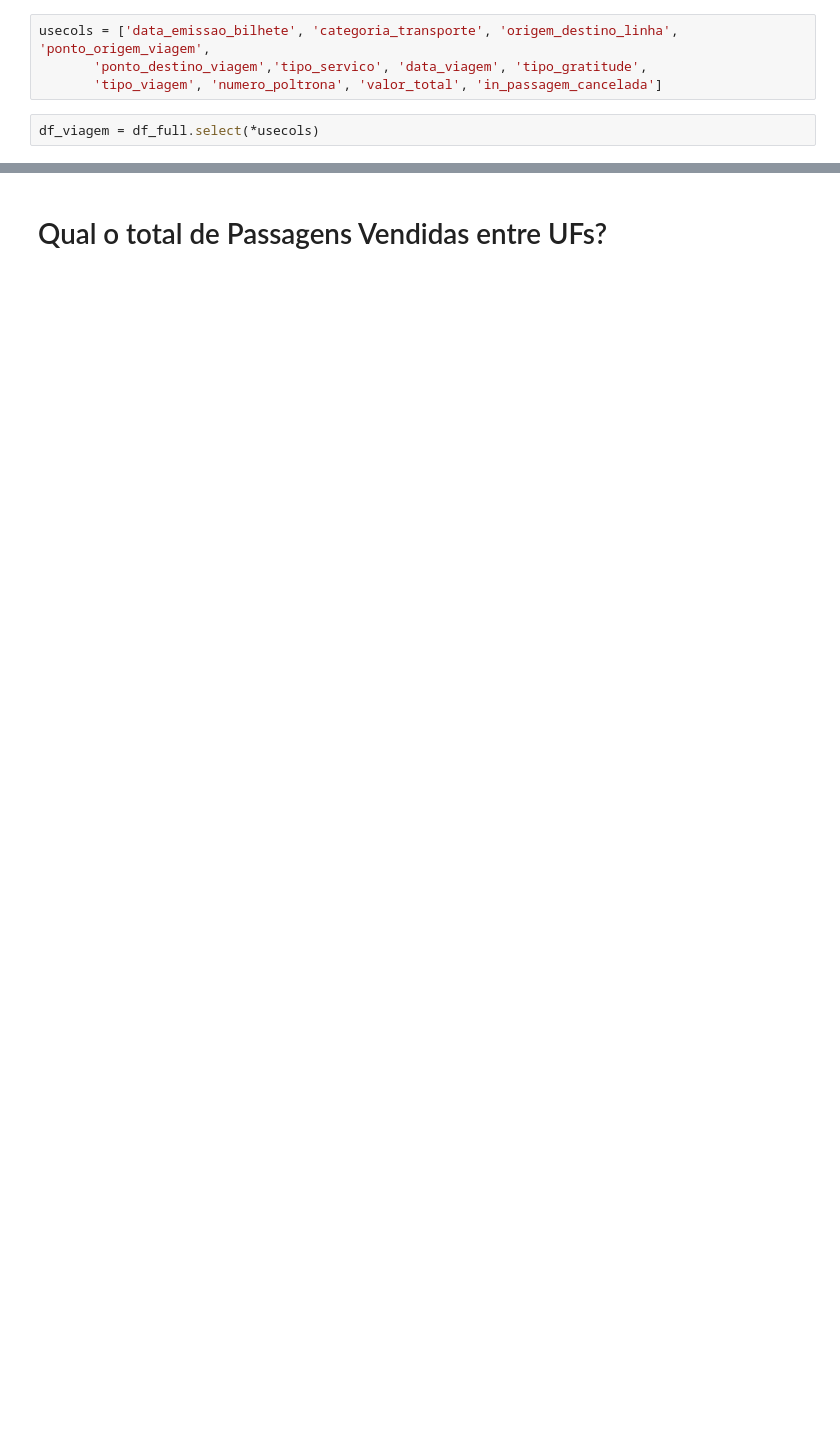
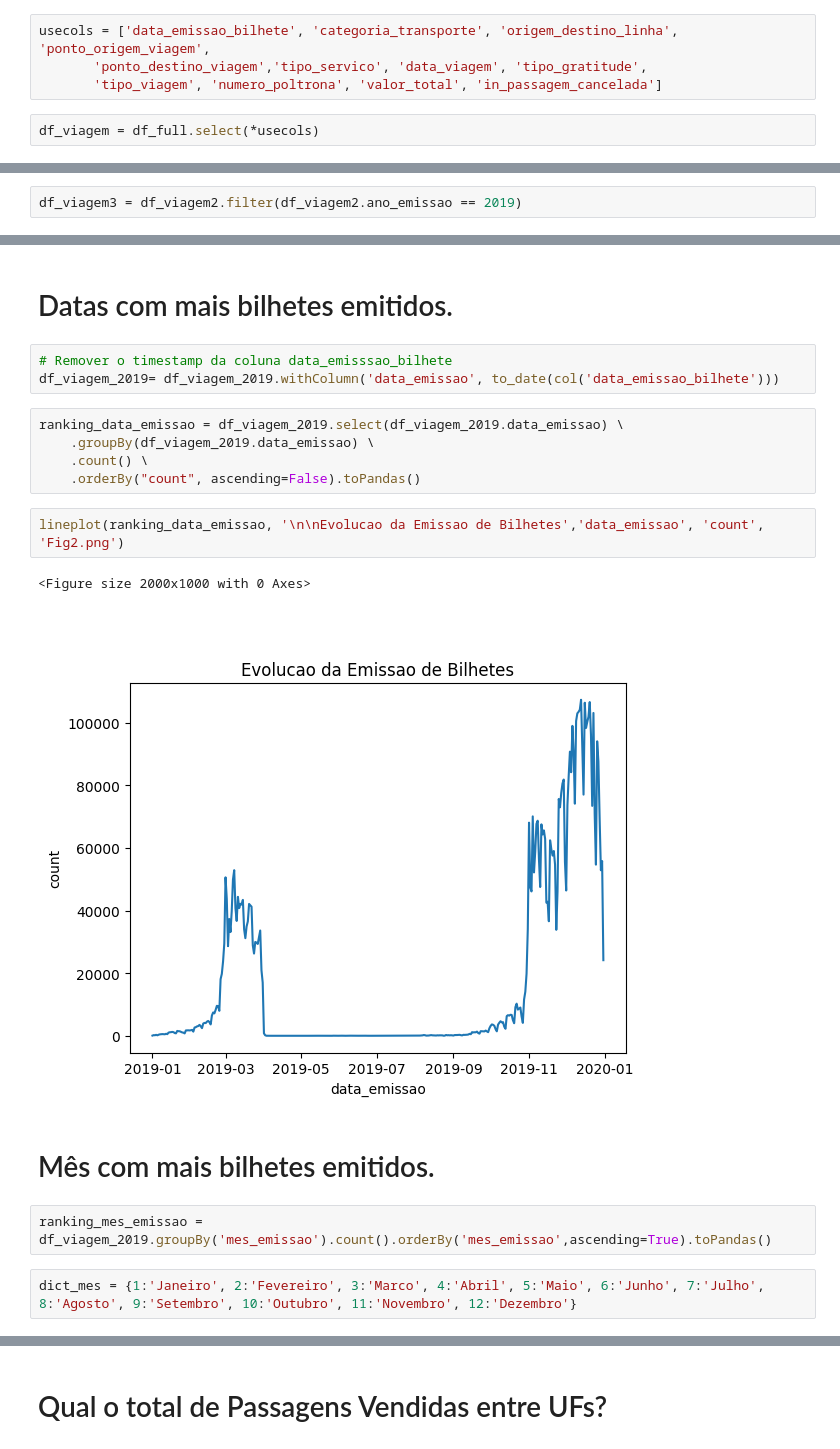
Before and after one commit to silviolima07/Kaggle, a Jupyter notebook: Analise_Viagens_Onibus_Pyspark.ipynb, the cells around one changed output, grey strips where cells are left out. Cells and saved outputs as stored; diff of their text form; blank space fills up the shorter version.

```diff
--- a/Analise_Viagens_Onibus_Pyspark.ipynb
+++ b/Analise_Viagens_Onibus_Pyspark.ipynb
@@ -552,0 +406,2 @@ plt.savefig("Fig6.png",  bbox_inches='tight')
+# %%
+df_viagem3 = df_viagem2.filter(df_viagem2.ano_emissao == 2019)
@@ -552,0 +516,21 @@ plt.savefig("Fig6.png",  bbox_inches='tight')
+# %% [markdown]
+# Datas com mais bilhetes emitidos.
+# %%
+# Remover o timestamp da coluna data_emisssao_bilhete
+df_viagem_2019= df_viagem_2019.withColumn('data_emissao', to_date(col('data_emissao_bilhete')))
+# %%
+ranking_data_emissao = df_viagem_2019.select(df_viagem_2019.data_emissao) \
+    .groupBy(df_viagem_2019.data_emissao) \
+    .count() \
+    .orderBy("count", ascending=False).toPandas()
+# %%
+lineplot(ranking_data_emissao, '\n\nEvolucao da Emissao de Bilhetes','data_emissao', 'count', 'Fig2.png')
+# %% [output]
+<Figure size 2000x1000 with 0 Axes>
+[figure, added]
+# %% [markdown]
+# Mês com mais bilhetes emitidos.
+# %%
+ranking_mes_emissao = df_viagem_2019.groupBy('mes_emissao').count().orderBy('mes_emissao',ascending=True).toPandas()
+# %%
+dict_mes = {1:'Janeiro', 2:'Fevereiro', 3:'Marco', 4:'Abril', 5:'Maio', 6:'Junho', 7:'Julho', 8:'Agosto', 9:'Setembro', 10:'Outubro', 11:'Novembro', 12:'Dezembro'}
```
Also changed, not shown: parts of 249 cells of this notebook.
